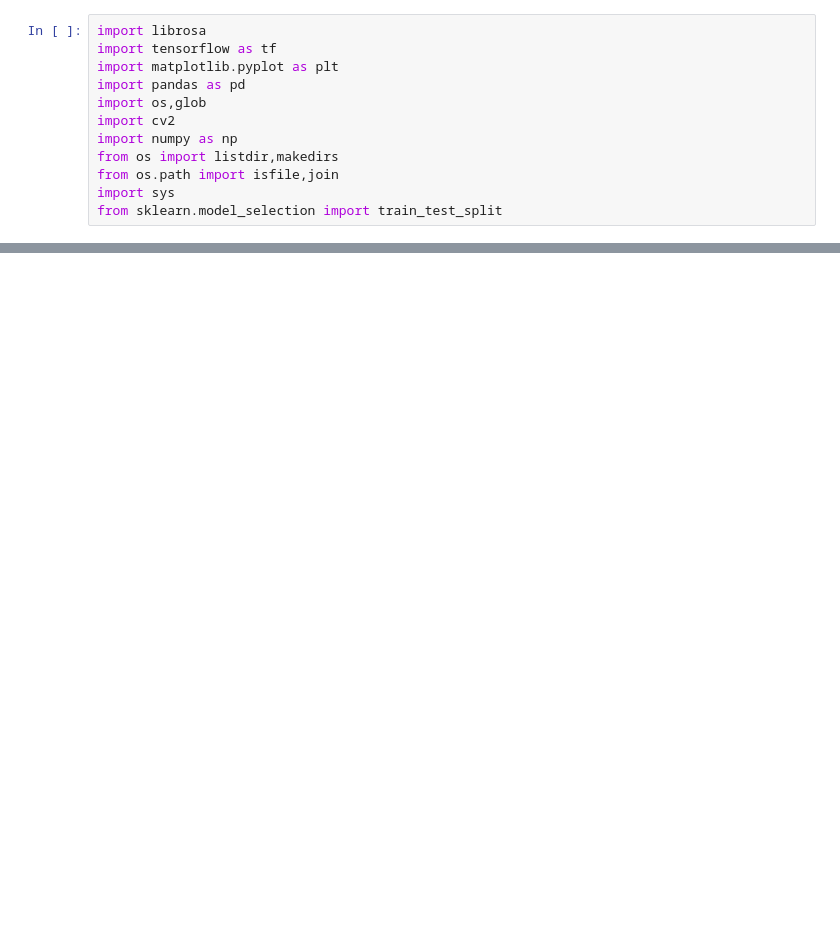
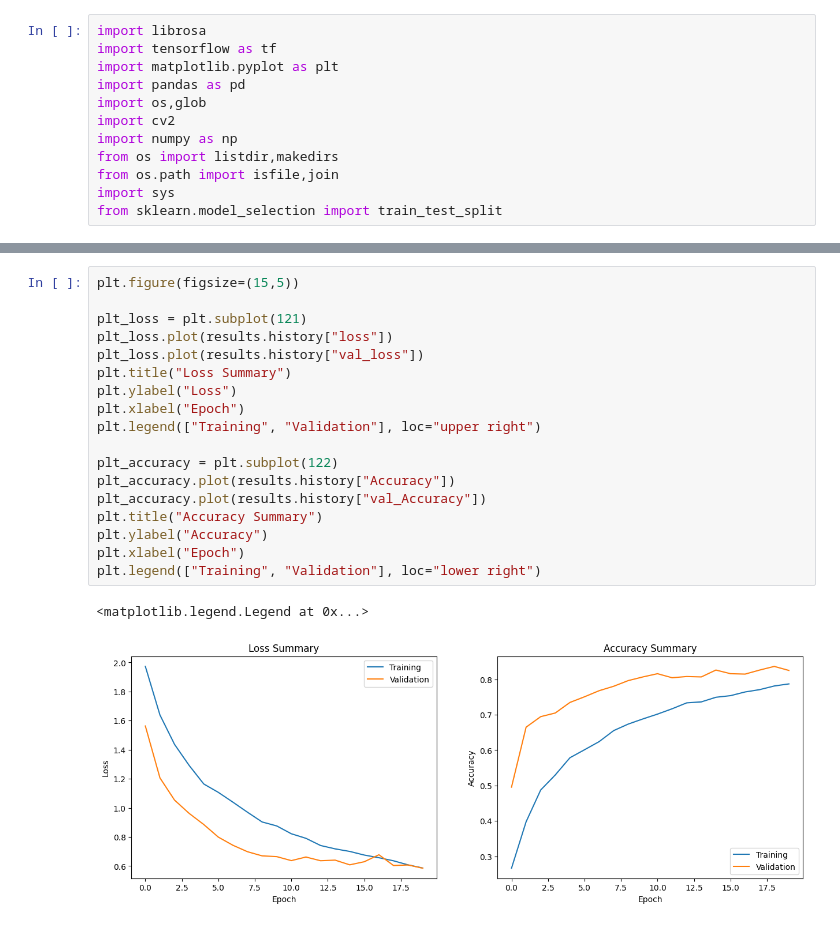
Before and after one commit to Arda66/UrbanSound_Classification, a Jupyter notebook: MusicGenreClassification.ipynb, the cells around one changed output, grey strips where cells are left out. Saved outputs shown, nothing was run; the diff lists cells and outputs as text; blank space fills up the shorter version.

Commit message:
Model trained + Accuracy and loss graps are showed

```diff
--- a/MusicGenreClassification.ipynb
+++ b/MusicGenreClassification.ipynb
@@ -75,0 +99,21 @@ results = model.fit(x_train,y_train,
+# %%
+plt.figure(figsize=(15,5))
+
+plt_loss = plt.subplot(121)
+plt_loss.plot(results.history["loss"])
+plt_loss.plot(results.history["val_loss"])
+plt.title("Loss Summary")
+plt.ylabel("Loss")
+plt.xlabel("Epoch")
+plt.legend(["Training", "Validation"], loc="upper right")
+
+plt_accuracy = plt.subplot(122)
+plt_accuracy.plot(results.history["Accuracy"])
+plt_accuracy.plot(results.history["val_Accuracy"])
+plt.title("Accuracy Summary")
+plt.ylabel("Accuracy")
+plt.xlabel("Epoch")
+plt.legend(["Training", "Validation"], loc="lower right")
+# %% [output]
+<matplotlib.legend.Legend at 0x...>
+[figure, added]
```
Also changed, not shown: parts of 4 cells of this notebook.
